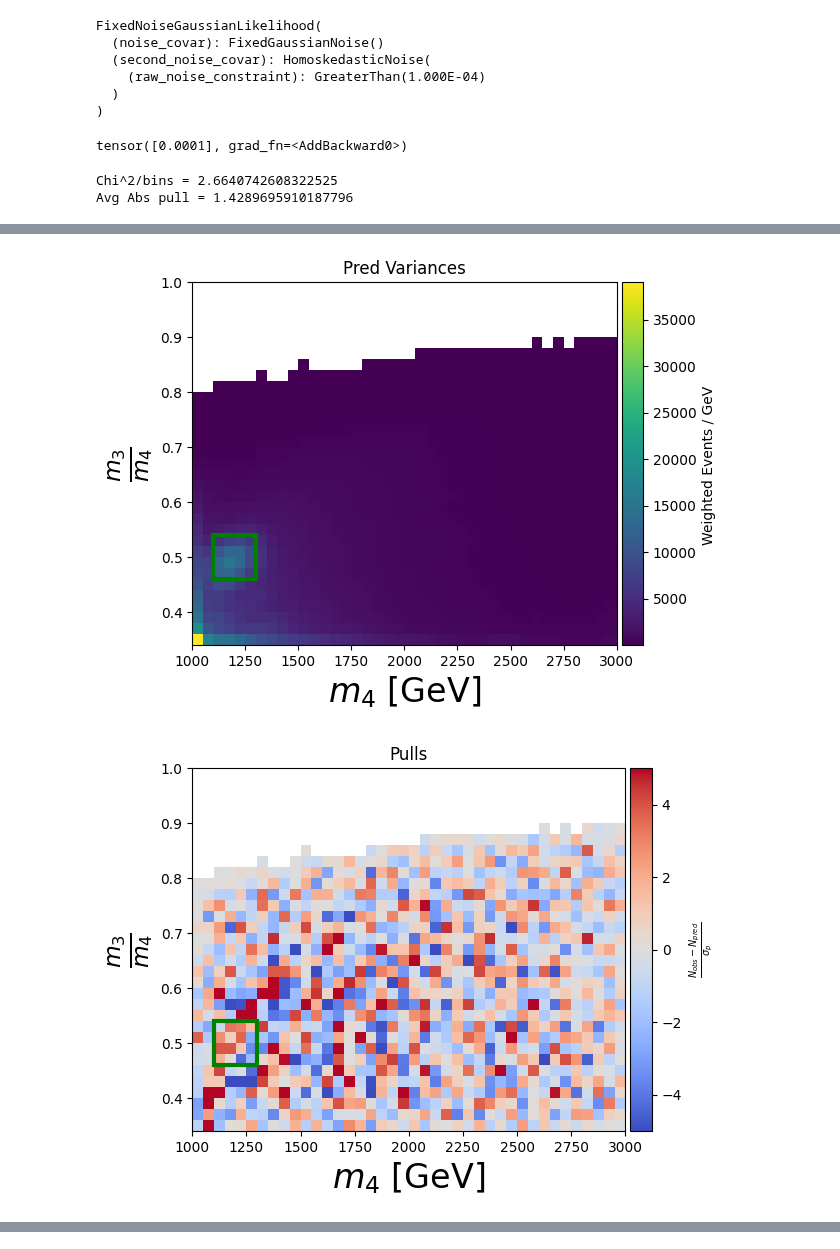
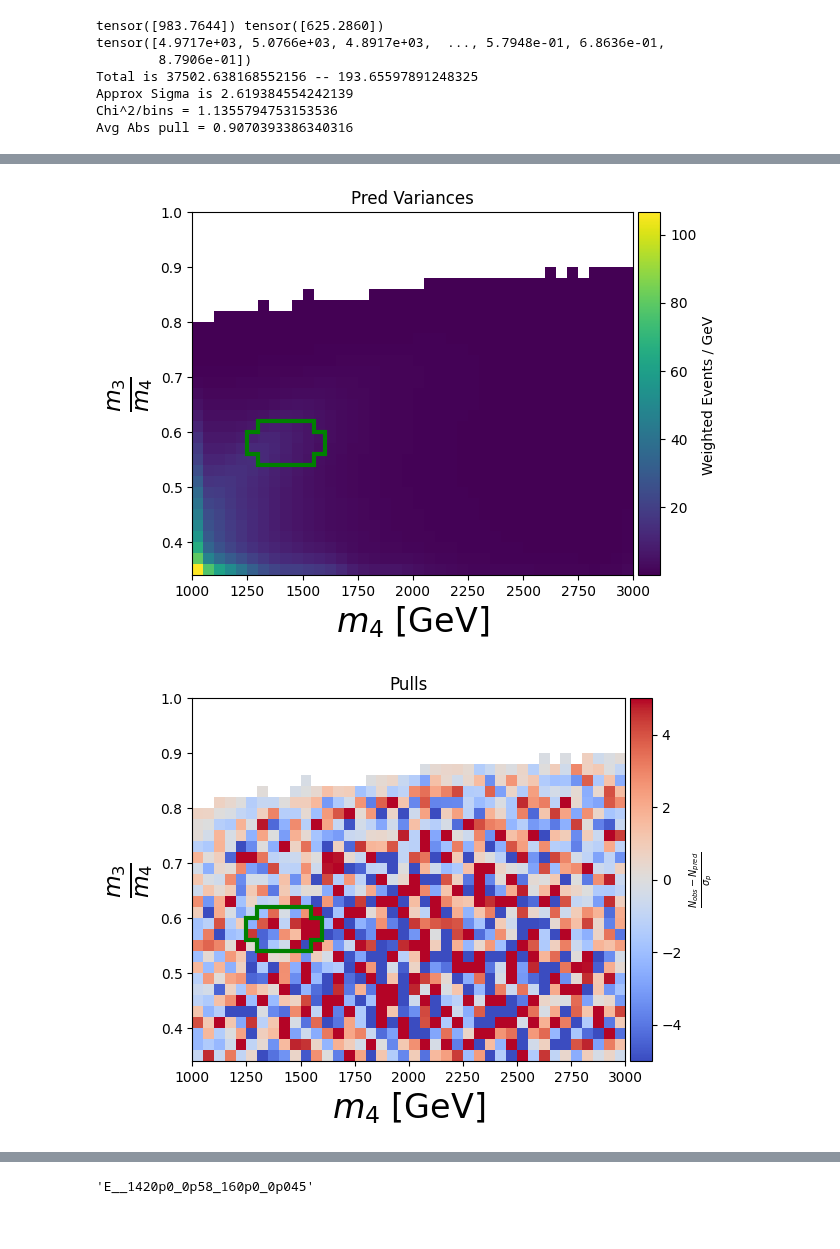
Before and after one commit to UMN-CMS/SingleStopCoffea, a Jupyter notebook: notebooks/multidim_fit.ipynb, the cells around one changed output, grey strips where cells are left out. Drawn from its saved outputs; the diff is of its cells as text; code cells hidden in the pictures.

```diff
--- a/notebooks/multidim_fit.ipynb
+++ b/notebooks/multidim_fit.ipynb
@@ -98,12 +98,14 @@ _ = drawAs2DHist(ax[1], PlotObject.fromHist(sig_hist))
 # %%
 import fitting.regression as fr
+from fitting.windowing import EllipseWindow
+from fitting.transformations import getNormalizationTransform
+
 window = [(1300, 1750), (400, 700)]
 rebin = 1
-mask_f = fr.rectMasker(window)
-#mask_f = fr.ellipseMasker(torch.tensor([1500.0,600.0]), 200.0,150.0)
-#mask_f = fr.ellipseMasker(torch.tensor([1400.0,0.6]), 150.0,0.05)
-mask_f = fr.ellipseMasker(torch.tensor([2000.0,0.6]), 150.0,0.05)
-mask_f = fr.ellipseMasker(torch.tensor([1200.0,0.5]), 100.0,0.05)
+#mask_f = fr.ellipseMasker(torch.tensor([1400.0,0.6]), 200.0, 0.05)
+mask_f = EllipseWindow([1420.0,0.58], [160.0,0.045])
+#mask_f = fr.ellipseMasker(torch.tensor([2000.0,0.6]), 150.0,0.05)
+#mask_f = fr.ellipseMasker(torch.tensor([1200.0,0.5]), 100.0,0.05)
 #mask_f = fr.ellipseMasker(torch.tensor([1800.0,0.6]), 50.0,0.02)
 
 
@@ -117,7 +119,7 @@ exclude_less=0.001
 #mask_f = None
 train_data = regression.makeRegressionData(qcd_hist[hist.rebin(rebin),hist.rebin(rebin)], mask_f, exclude_less=exclude_less)
 test_data, m = regression.makeRegressionData(qcd_hist[hist.rebin(rebin),hist.rebin(rebin)], None, exclude_less=exclude_less, get_mask=True)
-train_transform = regression.getNormalizationTransform(train_data)
+train_transform = getNormalizationTransform(train_data)
 normalized_train_data = train_transform.transform(train_data)
 normalized_test_data = train_transform.transform(test_data)
 
@@ -282,25 +210,27 @@ RuntimeError: Expected all tensors to be on the same device, but found at least
-# %%
-print(likelihood)
-likelihood.second_noise_covar.noise
-# %% [output]
-FixedNoiseGaussianLikelihood(
-  (noise_covar): FixedGaussianNoise()
-  (second_noise_covar): HomoskedasticNoise(
-    (raw_noise_constraint): GreaterThan(1.000E-04)
-  )
-)
-tensor([0.0001], grad_fn=<AddBackward0>)
 # %%
 #if mask_f:
   #  mask = regression.getBlindedMask(pred.X, pred.Y, test_data.Y, test_data.V, mask_f)
-pred_dist = regression.getPrediction(model, likelihood, normalized_test_data)
+raw_pred_dist = regression.getPrediction(model, likelihood, normalized_test_data)
+pred_dist = futil.fixMVN(raw_pred_dist)
+slope=train_transform.transform_y.slope
+intercept = train_transform.transform_y.intercept
+print(slope,intercept)
+
+pred_dist = futil.affineTransformMVN(pred_dist,slope,  intercept)
 #pred_dist = likelihood(pred_dist)
-pred = train_transform.iTransform(regression.DataValues(normalized_test_data.X, pred_dist.mean, pred_dist.variance.detach(), normalized_test_data.E))
+#pred_tr = train_transform.iTransform(regression.DataValues(normalized_test_data.X, pred_dist.mean, pred_dist.variance.detach(), normalized_test_data.E))
+print(pred_dist.mean)
+pred = regression.DataValues(test_data.X, pred_dist.mean, pred_dist.variance.detach(), test_data.E)
+
+#print(all(pred_tr.Y == pred.Y))
 
 if mask_f:
     mask = regression.getBlindedMask(pred.X, pred.Y, test_data.Y, test_data.V, mask_f)
     bpred_mean = pred.Y[mask]
     obs_mean = test_data.Y[mask]
+    print(f"Total is {torch.sum(obs_mean)} -- {torch.sqrt(torch.sum(obs_mean))}")
+    print(f"Approx Sigma is {torch.sum(signal_data.Y[mask])/torch.sqrt(torch.sum(obs_mean))}")
+
     obs_var = test_data.V[mask]
     chi2 = torch.sum((obs_mean - bpred_mean)**2 / obs_var) / torch.count_nonzero(mask)
     avg_pull = torch.sum(torch.abs((obs_mean - bpred_mean)) / torch.sqrt(obs_var)) / torch.count_nonzero(mask)
@@ -311,5 +241,10 @@ else:
 if avg_pull < 5:
     p = fhl.makeDiagnosticPlots(pred, test_data, train_data, qcd_hist, mask)
 # %% [output]
-Chi^2/bins = 2.6640742608322525
-Avg Abs pull = 1.4289695910187796
+tensor([983.7644]) tensor([625.2860])
+tensor([4.9717e+03, 5.0766e+03, 4.8917e+03,  ..., 5.7948e-01, 6.8636e-01,
+        8.7906e-01])
+Total is 37502.638168552156 -- 193.65597891248325
+Approx Sigma is 2.619384554242139
+Chi^2/bins = 1.1355794753153536
+Avg Abs pull = 0.9070393386340316
@@ -320,2 +255,2 @@ Avg Abs pull = 1.4289695910187796
-[figure, old version]
+[figure, new version]
-[figure, old version]
+[figure, new version]
@@ -323,0 +259,4 @@ Avg Abs pull = 1.4289695910187796
+# %%
+mask_f.toString()
+# %% [output]
+'E__1420p0_0p58_160p0_0p045'
```
Also changed, not shown: parts of 30 cells of this notebook.
